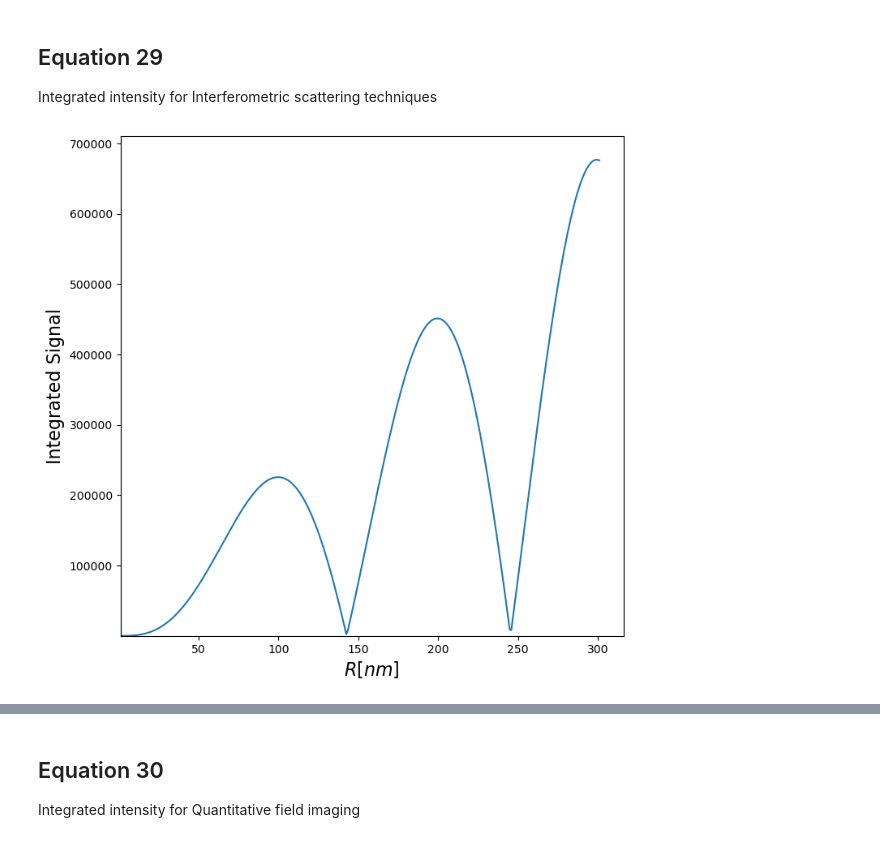
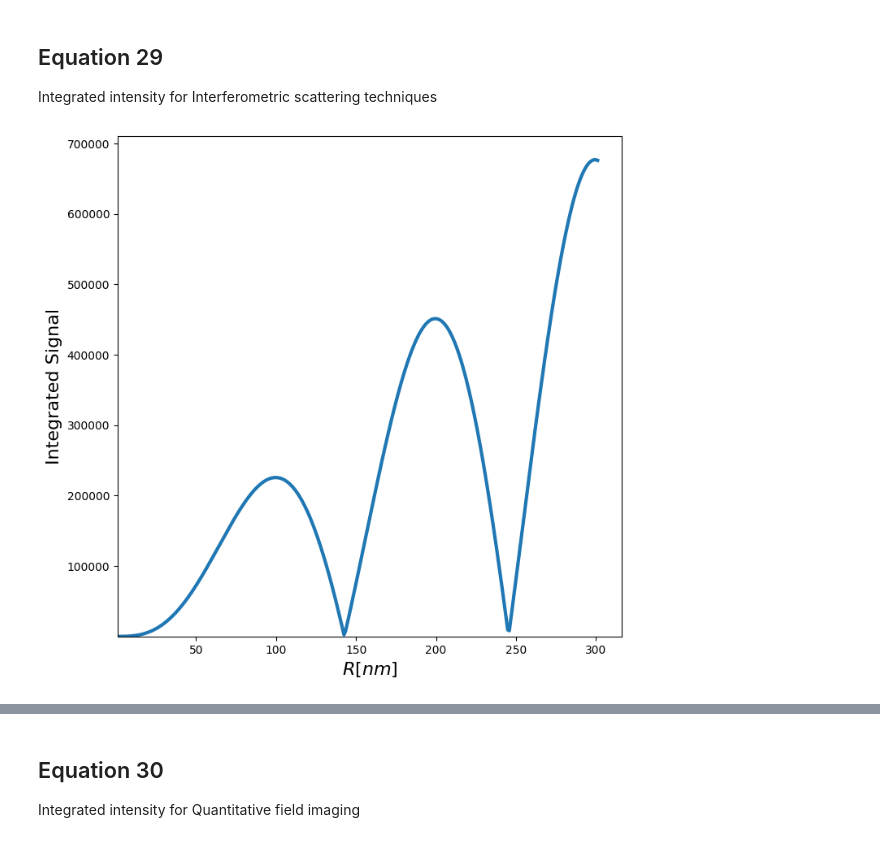
Before and after one commit to softmatterlab/OpticalCharacterizationNanoparticles, a Jupyter notebook: example_signal_relation/Modalities_Sphere.ipynb, the cells around one changed output, grey strips where cells are left out. Drawn from its saved outputs; the diff is of its cells as text; code cells hidden in the pictures.

```diff
--- a/example_signal_relation/Modalities_Sphere.ipynb
+++ b/example_signal_relation/Modalities_Sphere.ipynb
@@ -44,20 +47,15 @@ Integrated intensity for Interferometric scattering techniques
 # %%
-k = (2 * np.pi * nm) / wavelength
-theta= np.pi
-q = 2* k * np.sin(theta/2)
-Form_Factor = 3 / (q*radius)**3 *((np.sin(q*radius) - q*radius*np.cos(q*radius)))
-
 fig, axes = plt.subplots(figsize = (8, 8))
-plt.plot(radius, polarizability1*np.abs(Form_Factor))
+plt.plot(radius, polarizability1*np.abs(Form_Factor), linewidth=3)
 
 axes.set_xlabel('$R [nm]$', fontsize=16)
 axes.set_ylabel('Integrated Signal', fontsize=16)
 
 axes.set_ylim(ymin=1)
 axes.set_xlim(xmin=1)
 
 plt.show()
 # %% [output]
-[figure, old version]
+[figure, new version]
 # %%
 fig, axes = plt.subplots(figsize = (8, 8))
```
Also changed, not shown: parts of 9 cells of this notebook, 5 other files.
